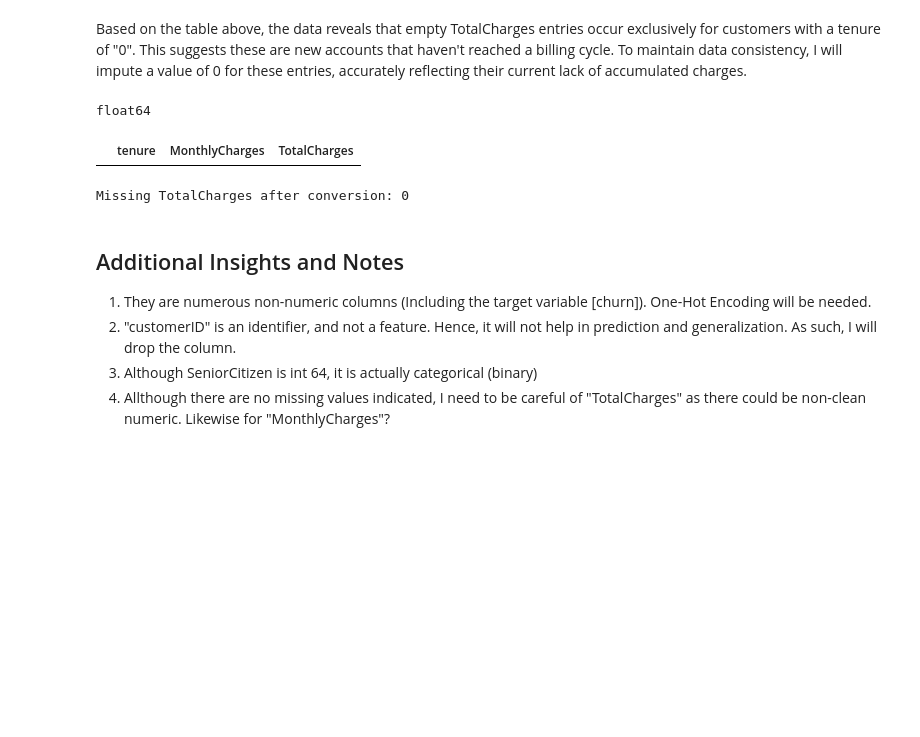
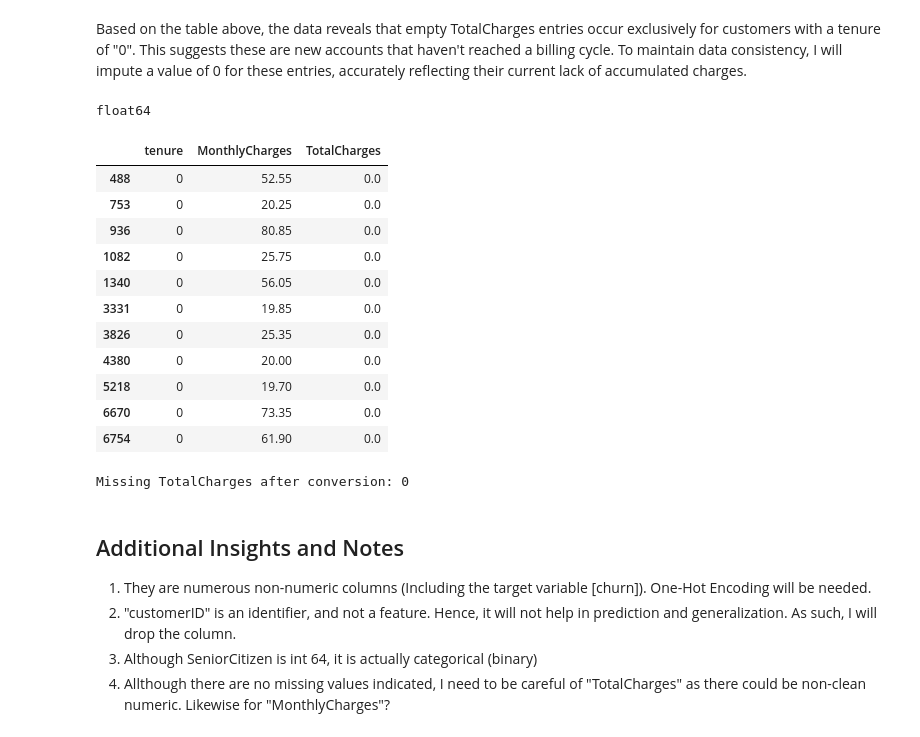
Before and after one commit to fiercetyper23/mldp_telco-churn, a Jupyter notebook: ZULZAWAID_BIN_ZUIKIFLI.ipynb, the cells around one changed output. Drawn from its saved outputs; the diff is of its cells as text; code cells hidden in the pictures; blank space fills up the shorter version.

Commit message:
updated check for TotalCharges==0

```diff
--- a/ZULZAWAID_BIN_ZUIKIFLI.ipynb
+++ b/ZULZAWAID_BIN_ZUIKIFLI.ipynb
@@ -170,9 +170,21 @@ print(df["TotalCharges"].dtype)
 # %% [output]
 float64
 # %%
-df.loc[df["TotalCharges"].astype(str).str.strip() == "", ["tenure", "MonthlyCharges", "TotalCharges"]].head(15)
+# Filtering rows where tenure is 0 to see the updated TotalCharges
+df[df["tenure"] == 0][["tenure", "MonthlyCharges", "TotalCharges"]].head(15)
 # %% [output]
 |  | tenure | MonthlyCharges | TotalCharges |
+| 488 | 0 | 52.55 | 0.0 |
+| 753 | 0 | 20.25 | 0.0 |
+| 936 | 0 | 80.85 | 0.0 |
+| 1082 | 0 | 25.75 | 0.0 |
+| 1340 | 0 | 56.05 | 0.0 |
+| 3331 | 0 | 19.85 | 0.0 |
+| 3826 | 0 | 25.35 | 0.0 |
+| 4380 | 0 | 20.00 | 0.0 |
+| 5218 | 0 | 19.70 | 0.0 |
+| 6670 | 0 | 73.35 | 0.0 |
+| 6754 | 0 | 61.90 | 0.0 |
 # %%
 print("Missing TotalCharges after conversion:", df["TotalCharges"].isna().sum())
 # %% [output]
```
